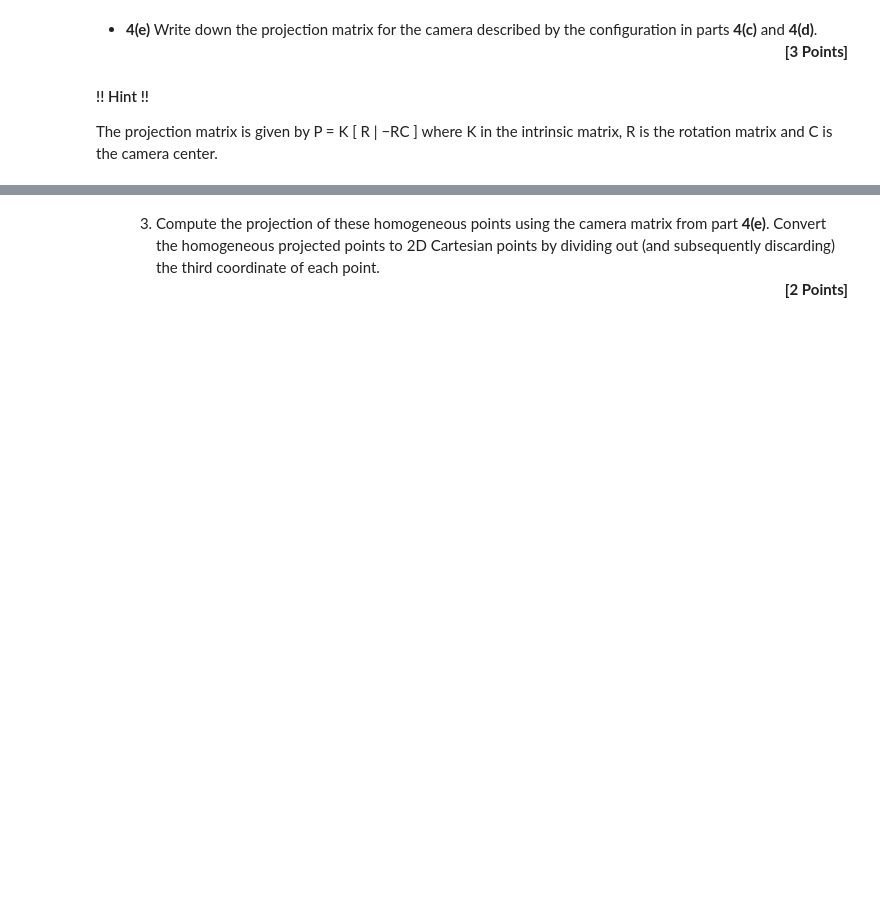
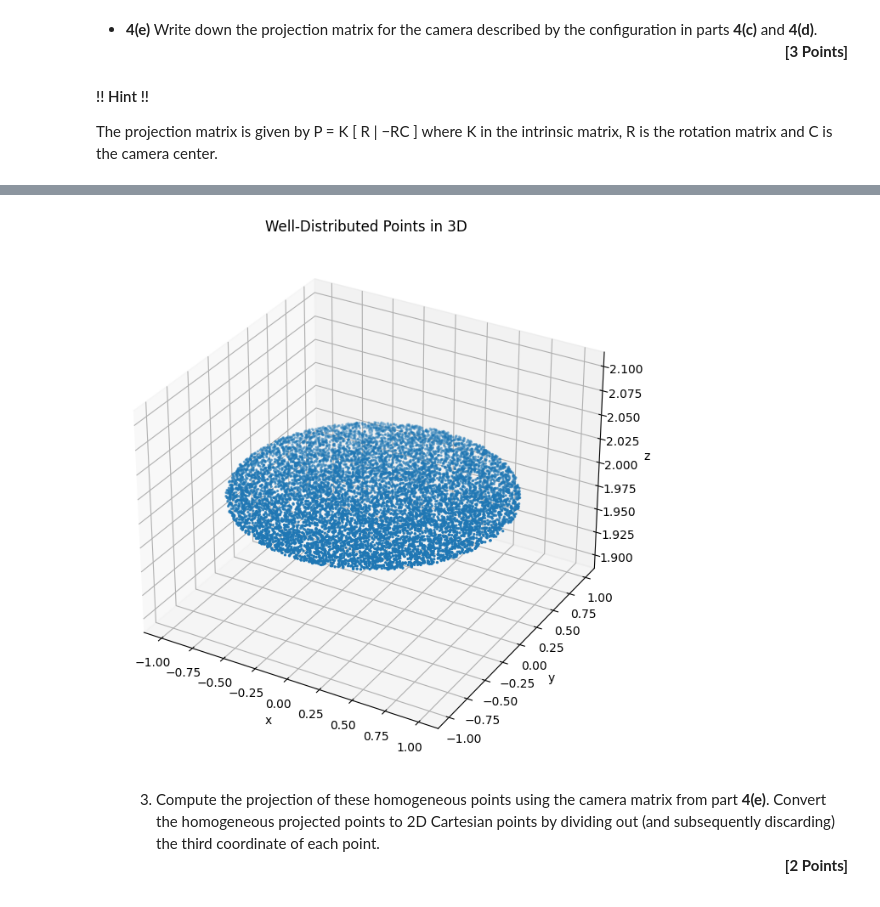
Before and after one commit to TSINET/CSE152A, a Jupyter notebook: HW1/HW1.ipynb, the cells around one changed output, grey strips where cells are left out. Saved outputs shown, nothing was run; the diff lists cells and outputs as text; code cells hidden in the pictures; blank space fills up the shorter version.

```diff
--- a/HW1/HW1.ipynb
+++ b/HW1/HW1.ipynb
@@ -802,3 +939,23 @@ The following code snippet generates one such random point:
+# %%
+
+# Add z coordinate and make points homogeneous
+z_circle = np.full(num_points, 2)
+homogeneous_coordinate = np.full(num_points, 1)
+
+# Combine coordinates
+points_3d = np.column_stack((x_circle, y_circle, z_circle, homogeneous_coordinate))
+
+# Plot the points in 3D
+fig = plt.figure(figsize=(8,8))
+ax = fig.add_subplot(111, projection='3d')
+ax.scatter(points_3d[:,0], points_3d[:,1], points_3d[:,2], s=2)
+ax.set_title("Well-Distributed Points in 3D")
+ax.set_xlabel("x")
+ax.set_ylabel("y")
+ax.set_zlabel("z")
+plt.show()
+# %% [output]
+[figure, added]
 # %% [markdown]
 <ul><ol start="3">
 <li> Compute the projection of these homogeneous points using the camera matrix from part <b>4(e)</b>. Convert the homogeneous projected points to 2D Cartesian points by dividing out (and subsequently discarding) the third coordinate of each point.<div style="text-align: right"><b>[2 Points]</b></div></li>
```
Also changed, not shown: parts of 20 cells of this notebook.
